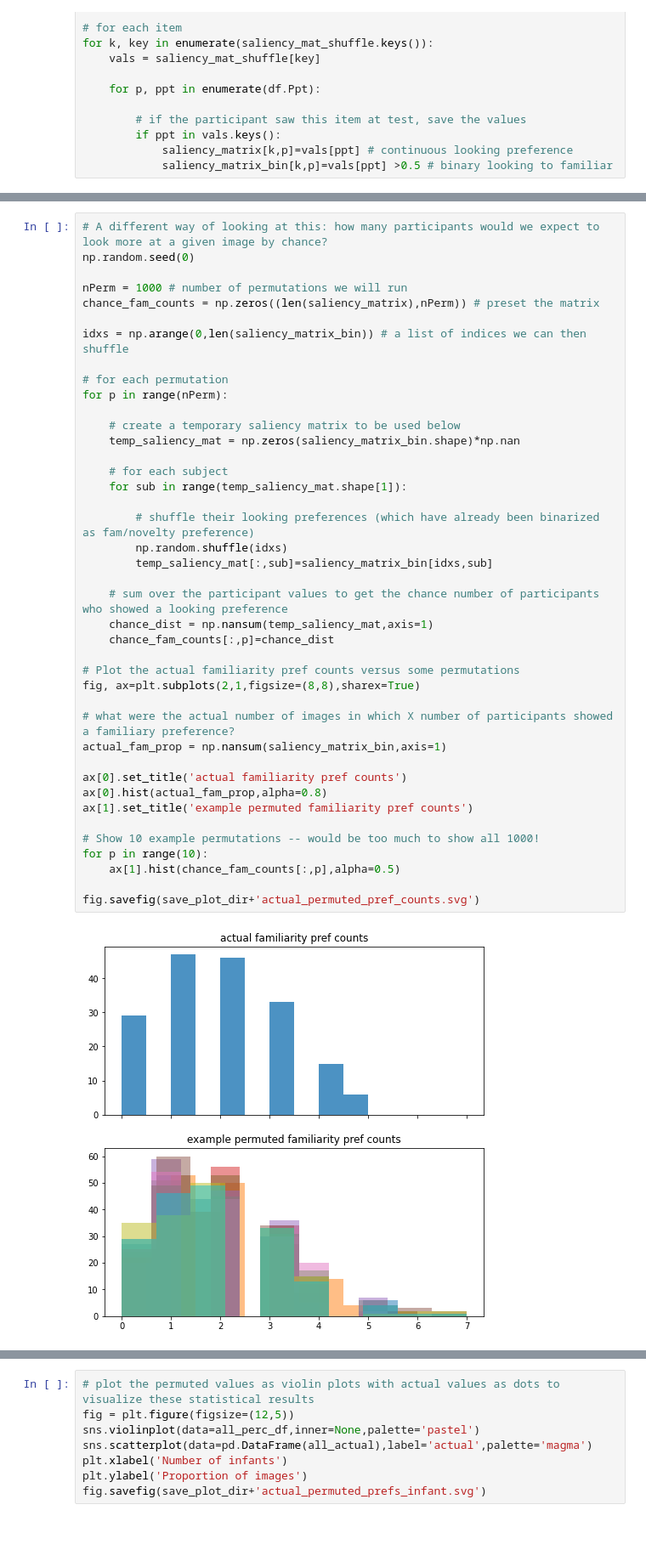
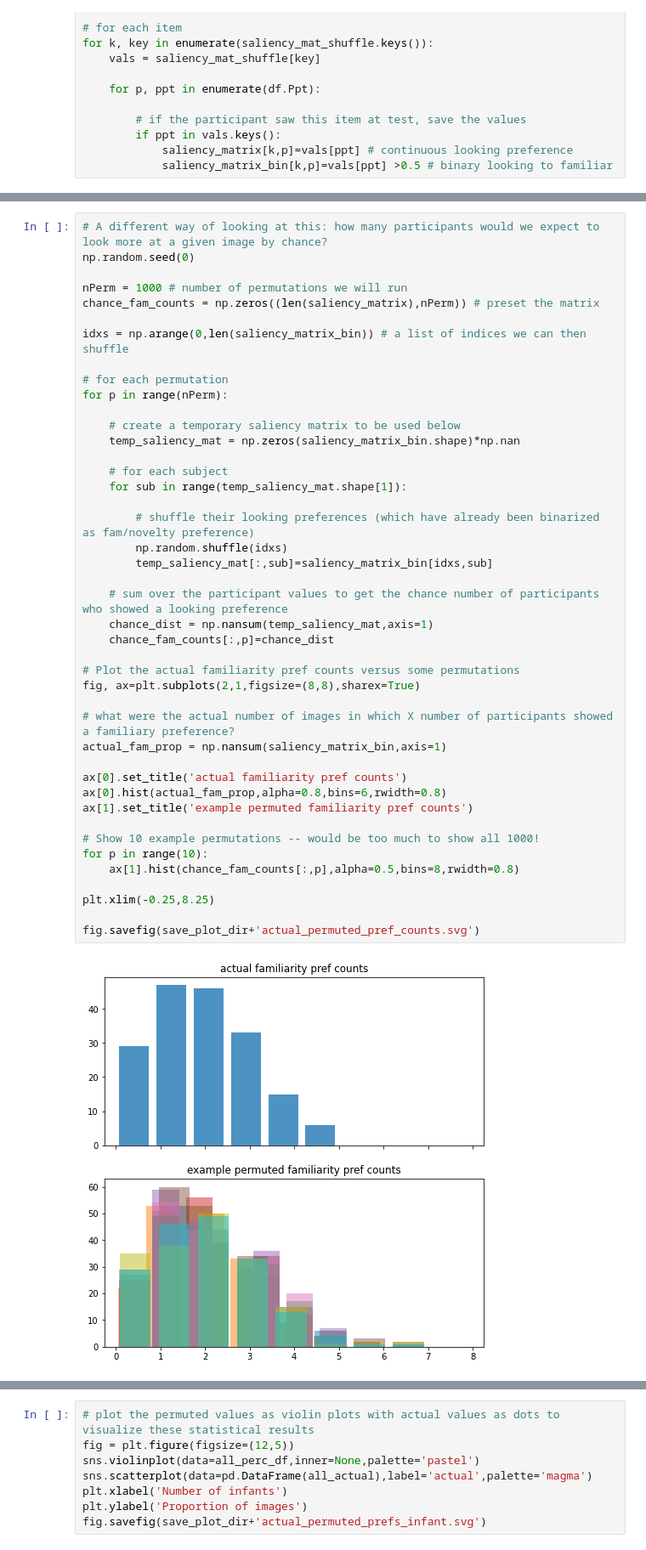
Before and after one commit to ntblab/infant_neuropipe, a Jupyter notebook: scripts/SubMem_Categories/SubMem_Categories.ipynb, the cells around one changed output, grey strips where cells are left out. Shown at 85% size. Drawn from its saved outputs; the diff is of its cells as text.

```diff
--- a/scripts/SubMem_Categories/SubMem_Categories.ipynb
+++ b/scripts/SubMem_Categories/SubMem_Categories.ipynb
@@ -932,34 +952,36 @@ idxs = np.arange(0,len(saliency_matrix_bin)) # a list of indices we can then shu
 for p in range(nPerm):
 
     # create a temporary saliency matrix to be used below
     temp_saliency_mat = np.zeros(saliency_matrix_bin.shape)*np.nan
 
     # for each subject
     for sub in range(temp_saliency_mat.shape[1]):
 
         # shuffle their looking preferences (which have already been binarized as fam/novelty preference)
         np.random.shuffle(idxs)
         temp_saliency_mat[:,sub]=saliency_matrix_bin[idxs,sub]
 
     # sum over the participant values to get the chance number of participants who showed a looking preference
     chance_dist = np.nansum(temp_saliency_mat,axis=1)
     chance_fam_counts[:,p]=chance_dist
 
 # Plot the actual familiarity pref counts versus some permutations
 fig, ax=plt.subplots(2,1,figsize=(8,8),sharex=True)
 
 # what were the actual number of images in which X number of participants showed a familiary preference?
 actual_fam_prop = np.nansum(saliency_matrix_bin,axis=1)
 
 ax[0].set_title('actual familiarity pref counts')
-ax[0].hist(actual_fam_prop,alpha=0.8)
+ax[0].hist(actual_fam_prop,alpha=0.8,bins=6,rwidth=0.8)
 ax[1].set_title('example permuted familiarity pref counts')
 
 # Show 10 example permutations -- would be too much to show all 1000!
 for p in range(10):
-    ax[1].hist(chance_fam_counts[:,p],alpha=0.5)
+    ax[1].hist(chance_fam_counts[:,p],alpha=0.5,bins=8,rwidth=0.8)
+
+plt.xlim(-0.25,8.25)
 
 fig.savefig(save_plot_dir+'actual_permuted_pref_counts.svg')
 # %% [output]
-[figure, old version]
+[figure, new version]
 # %%
```
Also changed, not shown: parts of 26 cells of this notebook.
